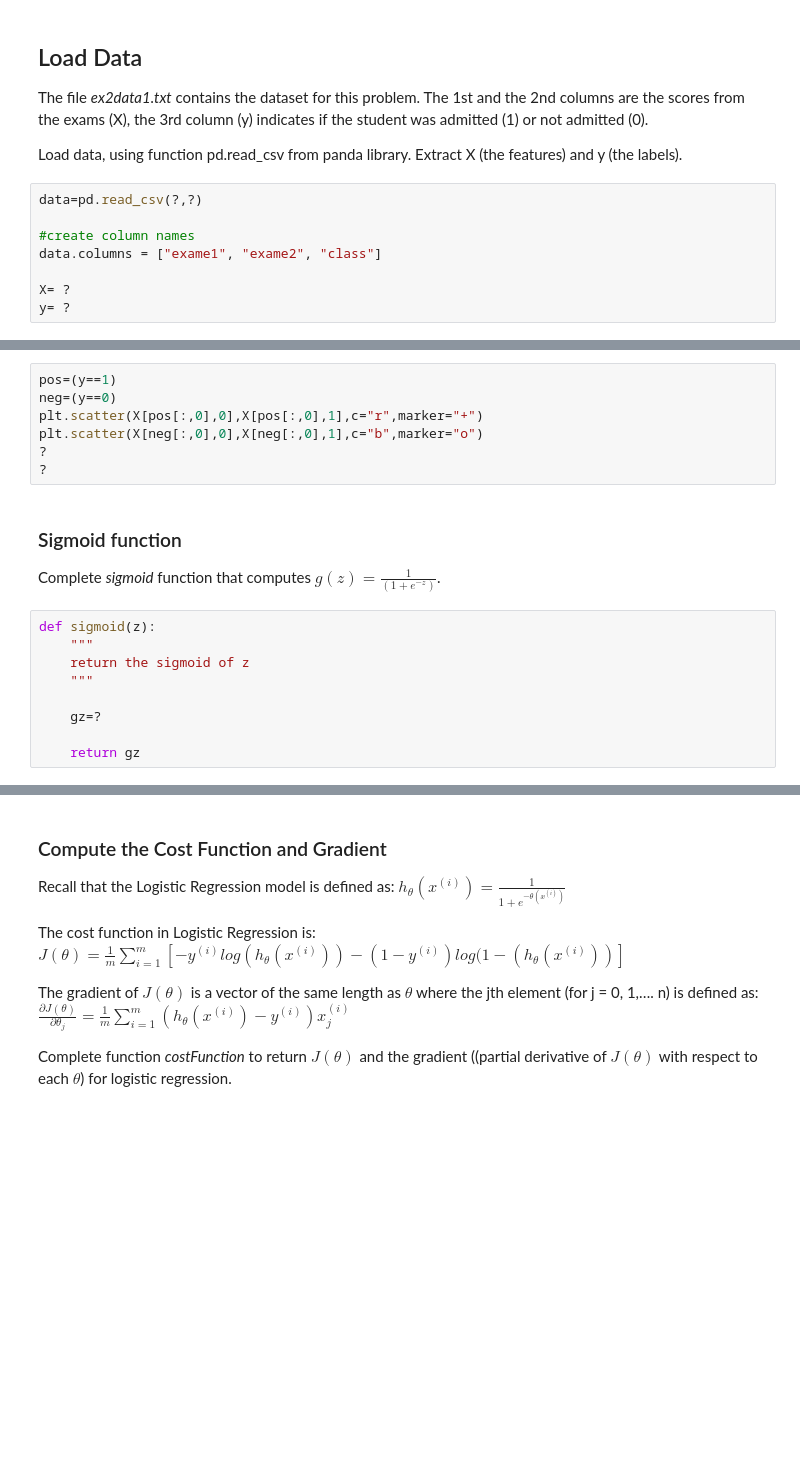
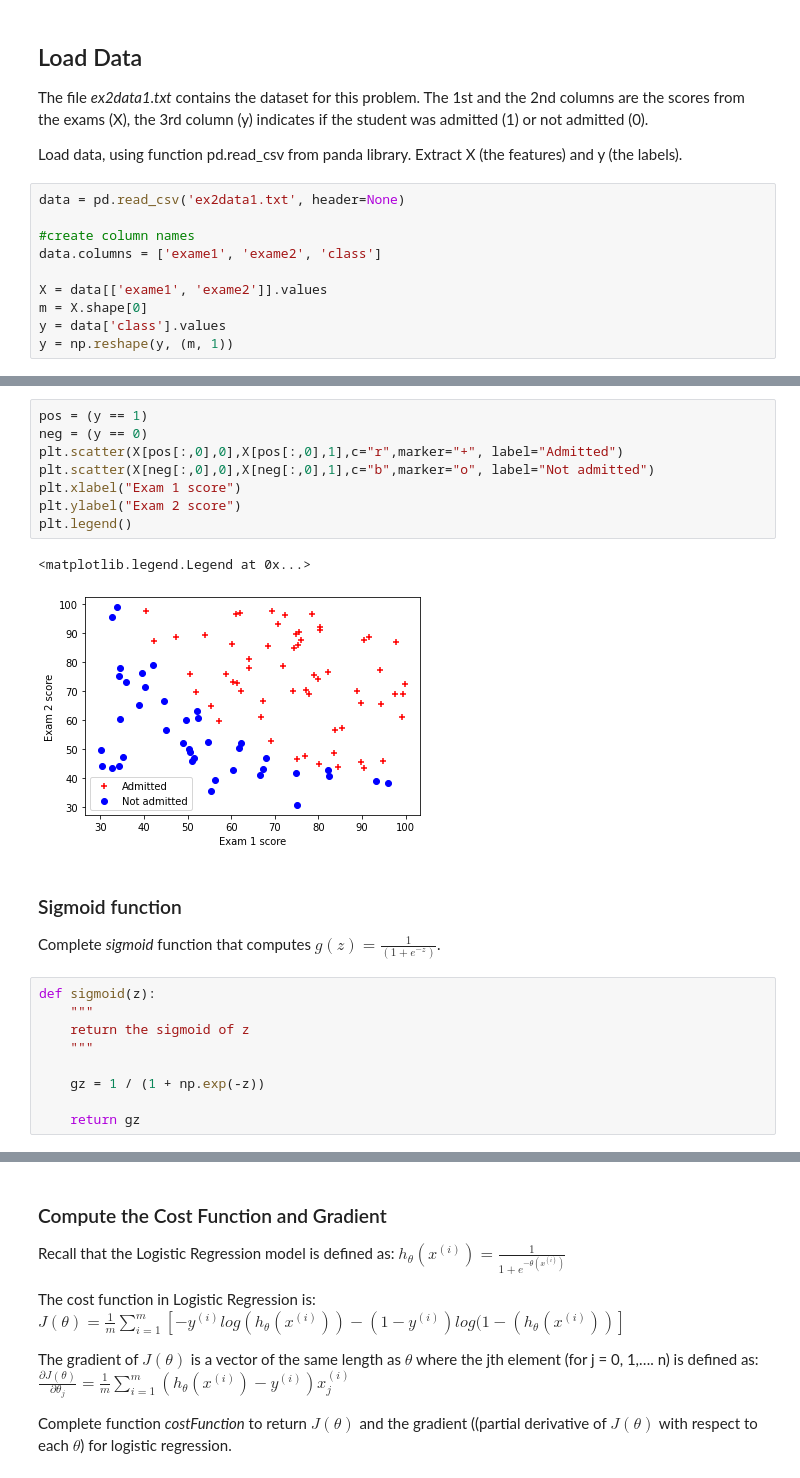
Before and after one commit to TomeCarvalho/TAA_97939, a Jupyter notebook: Class3/LogisticRegression/ML_LogReg.ipynb, the cells around one changed output, grey strips where cells are left out. Saved outputs shown, nothing was run; the diff lists cells and outputs as text; blank space fills up the shorter version.

```diff
--- a/Class3/LogisticRegression/ML_LogReg.ipynb
+++ b/Class3/LogisticRegression/ML_LogReg.ipynb
@@ -21,13 +21,15 @@ The file *ex2data1.txt* contains the dataset for this problem. The 1st and the 2
 Load data, using function pd.read_csv from panda library.
 Extract X (the features) and y (the labels).
 # %%
-data=pd.read_csv(?,?)
+data = pd.read_csv('ex2data1.txt', header=None)
 
 #create column names
-data.columns = ["exame1", "exame2", "class"]
+data.columns = ['exame1', 'exame2', 'class']
 
-X= ?
-y= ?
+X = data[['exame1', 'exame2']].values
+m = X.shape[0]
+y = data['class'].values
+y = np.reshape(y, (m, 1))
 # %%
 #a few examples from the dataset
 data.head()
@@ -42,12 +61,16 @@ Create a scatter plot of data similar to Fig.1 (using plt.scatter). Students wit
 <img src="images/f1.png" style="width:350px;height:250px;">
 <caption><center> **Fig. 1** : **file ex2data1.txt** </center></caption>
 # %%
-pos=(y==1)
-neg=(y==0)
-plt.scatter(X[pos[:,0],0],X[pos[:,0],1],c="r",marker="+")
-plt.scatter(X[neg[:,0],0],X[neg[:,0],1],c="b",marker="o")
-?
-?
+pos = (y == 1)
+neg = (y == 0)
+plt.scatter(X[pos[:,0],0],X[pos[:,0],1],c="r",marker="+", label="Admitted")
+plt.scatter(X[neg[:,0],0],X[neg[:,0],1],c="b",marker="o", label="Not admitted")
+plt.xlabel("Exam 1 score")
+plt.ylabel("Exam 2 score")
+plt.legend()
+# %% [output]
+<matplotlib.legend.Legend at 0x...>
+[figure, added]
 # %% [markdown]
 ### Sigmoid function
 
@@ -58,7 +81,7 @@ def sigmoid(z):
     return the sigmoid of z
     """
 
-    gz=?
+    gz = 1 / (1 + np.exp(-z))
 
     return gz
 # %%
```
Also changed, not shown: parts of 14 cells of this notebook.
